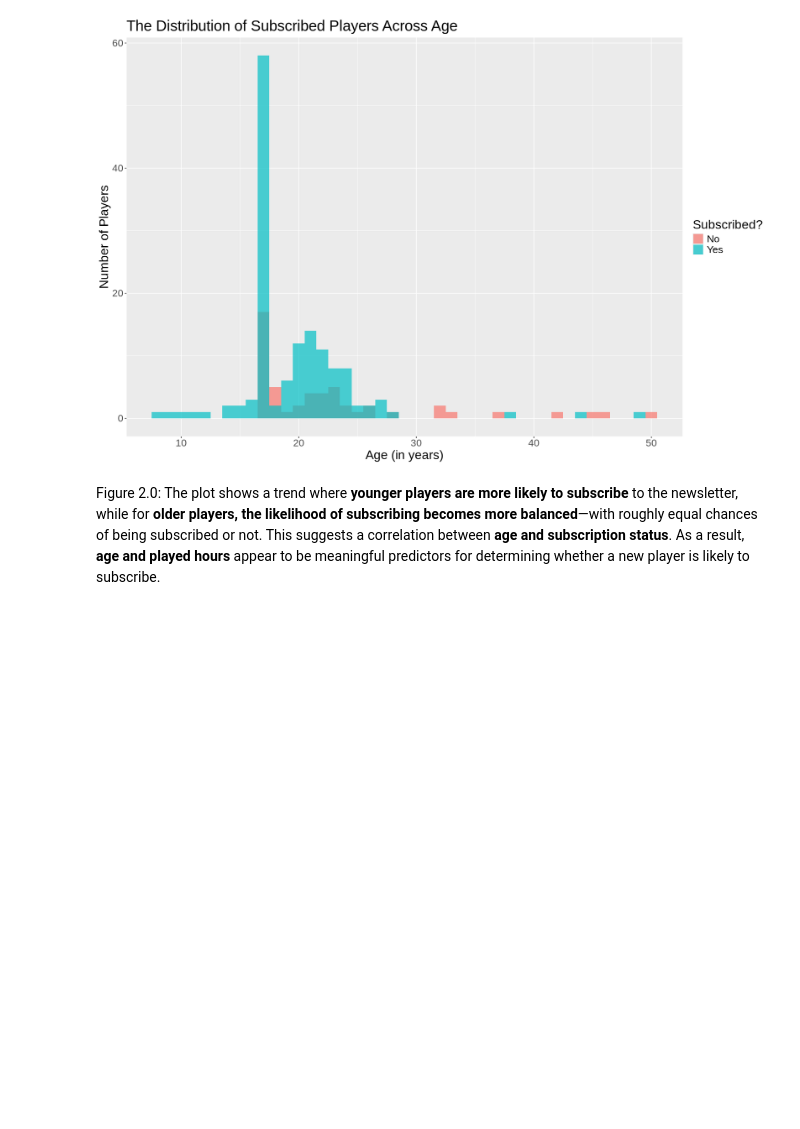
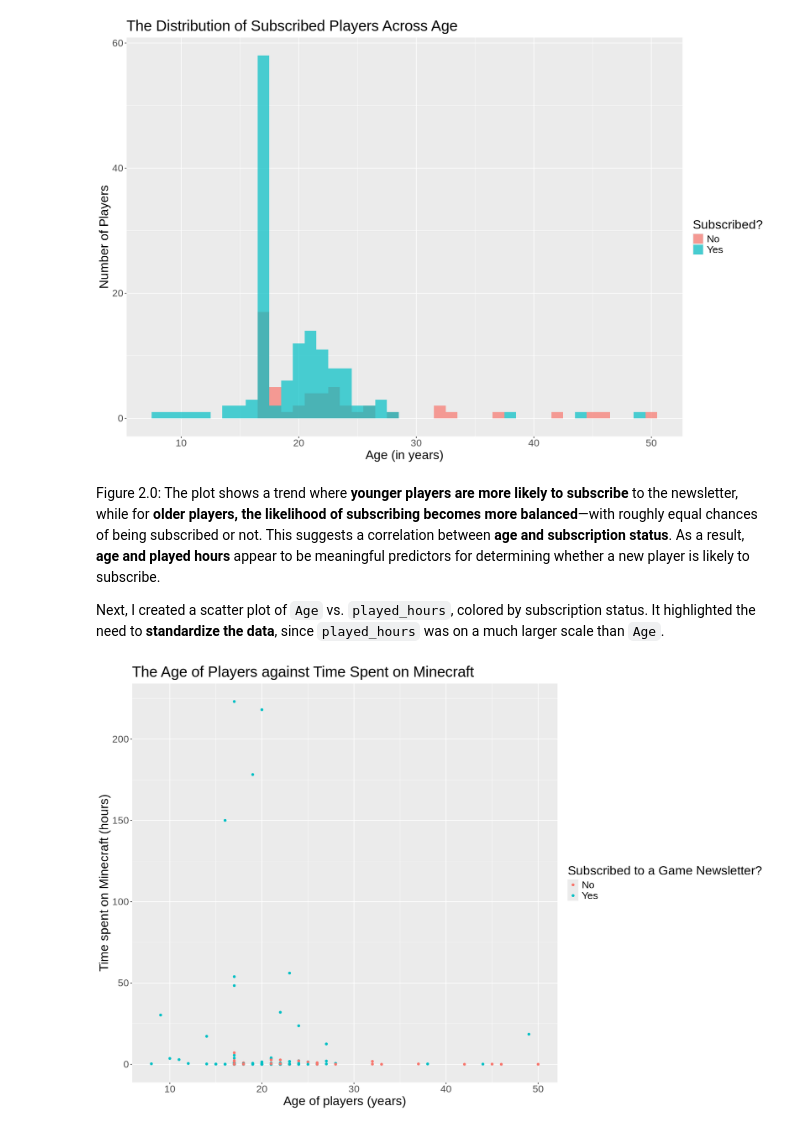
Before and after one commit to mwekesak/final_project_wekesa, a Jupyter notebook: final_project_wekesa.ipynb, the cells around one changed output. Cells and saved outputs as stored; diff of their text form; code cells hidden in the pictures; blank space fills up the shorter version.

```diff
--- a/final_project_wekesa.ipynb
+++ b/final_project_wekesa.ipynb
@@ -163,3 +163,13 @@ subscribed_vs_age
 [figure]
 # %% [markdown]
 Figure 2.0: The plot shows a trend where **younger players are more likely to subscribe** to the newsletter, while for **older players, the likelihood of subscribing becomes more balanced**—with roughly equal chances of being subscribed or not. This suggests a correlation between **age and subscription status**. As a result, **age and played hours** appear to be meaningful predictors for determining whether a new player is likely to subscribe.
+
+Next, I created a scatter plot of `Age` vs. `played_hours`, colored by subscription status. It highlighted the need to **standardize the data**, since `played_hours` was on a much larger scale than `Age`.
+# %%
+players_plot <- players_final |> ggplot(aes(x = Age, y = played_hours, colour = subscribe)) + geom_point() +
+    xlab("Age of players (years)") + ylab("Time spent on Minecraft (hours)") + labs(color = "Subscribed to a Game Newsletter?") +
+    theme(text = element_text(size = 20)) + ggtitle("The Age of Players against Time Spent on Minecraft")
+
+players_plot
+# %% [output]
+[figure, added]
```
Also changed, not shown: parts of 27 cells of this notebook.
